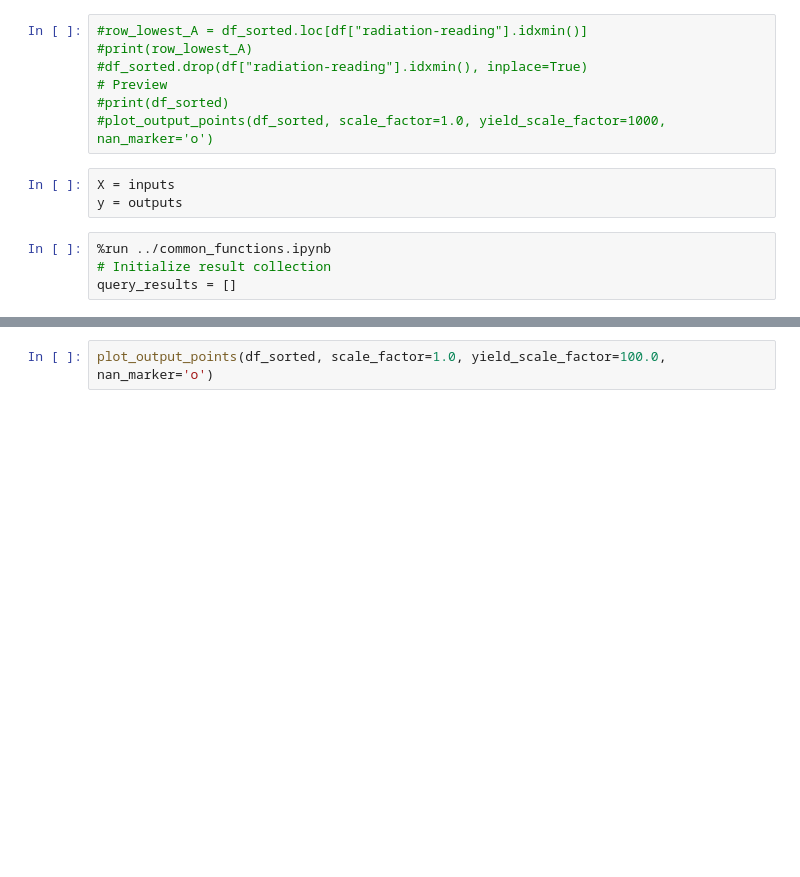
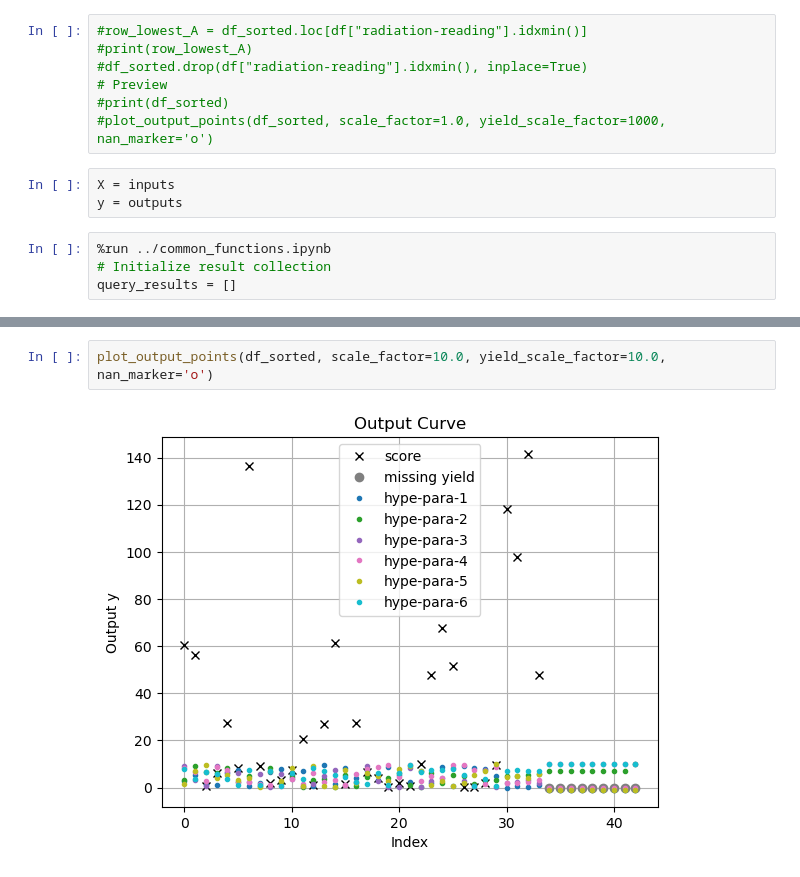
Before and after one commit to ajay-falcon-ai/Capstone-Black-Box-functions, a Jupyter notebook: function_7/function_7_surrogate_nn.ipynb, the cells around one changed output, grey strips where cells are left out. Drawn from its saved outputs; the diff is of its cells as text; blank space fills up the shorter version.

```diff
--- a/function_7/function_7_surrogate_nn.ipynb
+++ b/function_7/function_7_surrogate_nn.ipynb
@@ -136,2 +206,4 @@ print(df_sorted)
 # %%
-plot_output_points(df_sorted, scale_factor=1.0, yield_scale_factor=100.0, nan_marker='o')
+plot_output_points(df_sorted, scale_factor=10.0, yield_scale_factor=10.0, nan_marker='o')
+# %% [output]
+[figure, added]
```
Also changed, not shown: parts of 6 cells of this notebook, 22 other files.
